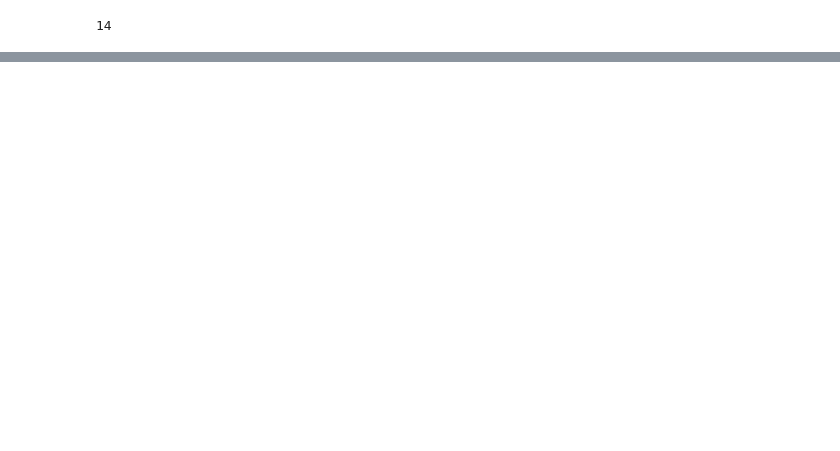
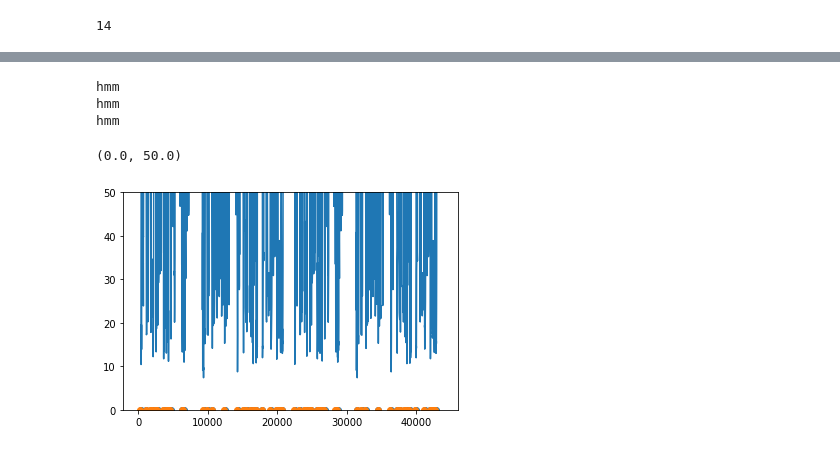
Before and after one commit to anthonyozerov/optimal-cycling, a Jupyter notebook: anthony.ipynb, the cells around one changed output, grey strips where cells are left out. Drawn from its saved outputs; the diff is of its cells as text; code cells hidden in the pictures; blank space fills up the shorter version.

```diff
--- a/anthony.ipynb
+++ b/anthony.ipynb
@@ -227,0 +362,33 @@ tilename.find(gdf.geometry[0].coords[0][1],gdf.geometry[0].coords[0][0])
+# %%
+vmax = [p['vmax'] for p in points]
+# convert vmax values to be based on x
+max_dist = math.ceil(max(cum_dists))
+vmax = np.zeros(max_dist)
+print('hmm')
+for i in range(max_dist):
+    vmax[i] = data(i)[2]
+print('hmm')
+vmax_seps = find_peaks(-np.array(vmax)+max(vmax),height=10,distance=200)
+heights = -vmax_seps[1]['peak_heights']+max(vmax)
+cutoff = heights < 20
+
+curveseps = vmax_seps[0]
+curveseps = curveseps[cutoff]
+brakeseps = np.array(curveseps)-100
+
+print('hmm')
+
+#plt.plot(cum_dists,vmax)
+# %% [output]
+hmm
+hmm
+hmm
+# %%
+
+plt.scatter(curveseps,np.zeros(len(seps)))
+plt.scatter(brakeseps,np.zeros(len(seps)))
+plt.plot(vmax)
+plt.ylim(0,50)
+# %% [output]
+(0.0, 50.0)
+[figure, added]
```
Also changed, not shown: parts of 21 cells of this notebook.
